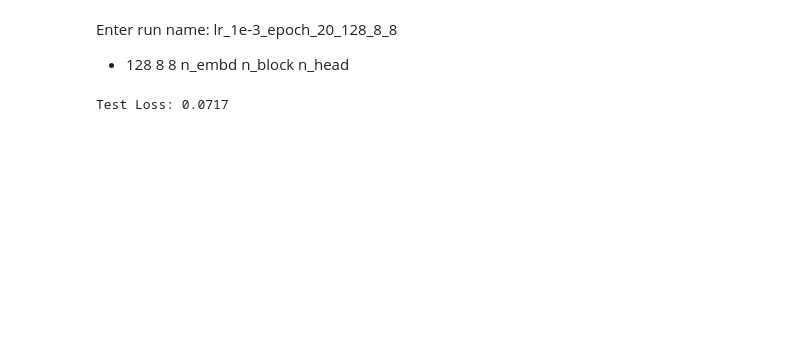
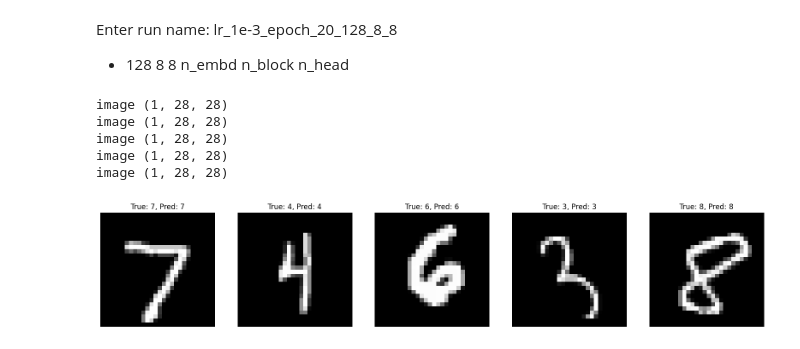
Before and after one commit to thenaivekid/Vision-Transformer-From-Scratch, a Jupyter notebook: Implementing_VIT.ipynb, the cells around one changed output. Drawn from its saved outputs; the diff is of its cells as text; code cells hidden in the pictures; blank space fills up the shorter version.

```diff
--- a/Implementing_VIT.ipynb
+++ b/Implementing_VIT.ipynb
@@ -406,17 +365,40 @@ Enter run name: lr_1e-3_epoch_20_128_8_8
 
 - 128 8 8 n_embd n_block n_head
 # %%
+# import matplotlib.pyplot as plt
+# import numpy as np
+criterion = nn.CrossEntropyLoss()
 model.eval()  # Set model to evaluation mode
 test_loss = 0.0
 
 with torch.no_grad():
-    for test_data in test_loader:
+    fig, axes = plt.subplots(1, 5, figsize=(20, 4))  # Display 5 images
+    for idx, test_data in enumerate(test_loader):
         data, target = test_data["image"].to(device), test_data["label"].to(device)
         output = model(data)
         test_loss += criterion(output, target).item()
 
+        # Get predictions
+        _, pred = output.max(1)
+
+        # Visualize only the first 5 samples
+        if idx < 5:
+            img = data[idx].cpu().numpy()
+            print(f"image {img.shape}")
+            img = np.transpose(img, (1, 2, 0))  # Reorder dimensions for visualization
+
+            axes[idx].imshow(img,cmap="grey")
+            axes[idx].set_title(f"True: {target[idx].item()}, Pred: {pred[idx].item()}")
+            axes[idx].axis('off')
+
+    plt.show()
+
 test_loss /= len(test_loader)
-
 print(f"Test Loss: {test_loss:.4f}")
 # %% [output]
-Test Loss: 0.0717
+image (1, 28, 28)
+image (1, 28, 28)
+image (1, 28, 28)
+image (1, 28, 28)
+image (1, 28, 28)
+[figure, added]
```
Also changed, not shown: parts of 23 cells of this notebook, 1 other file.
